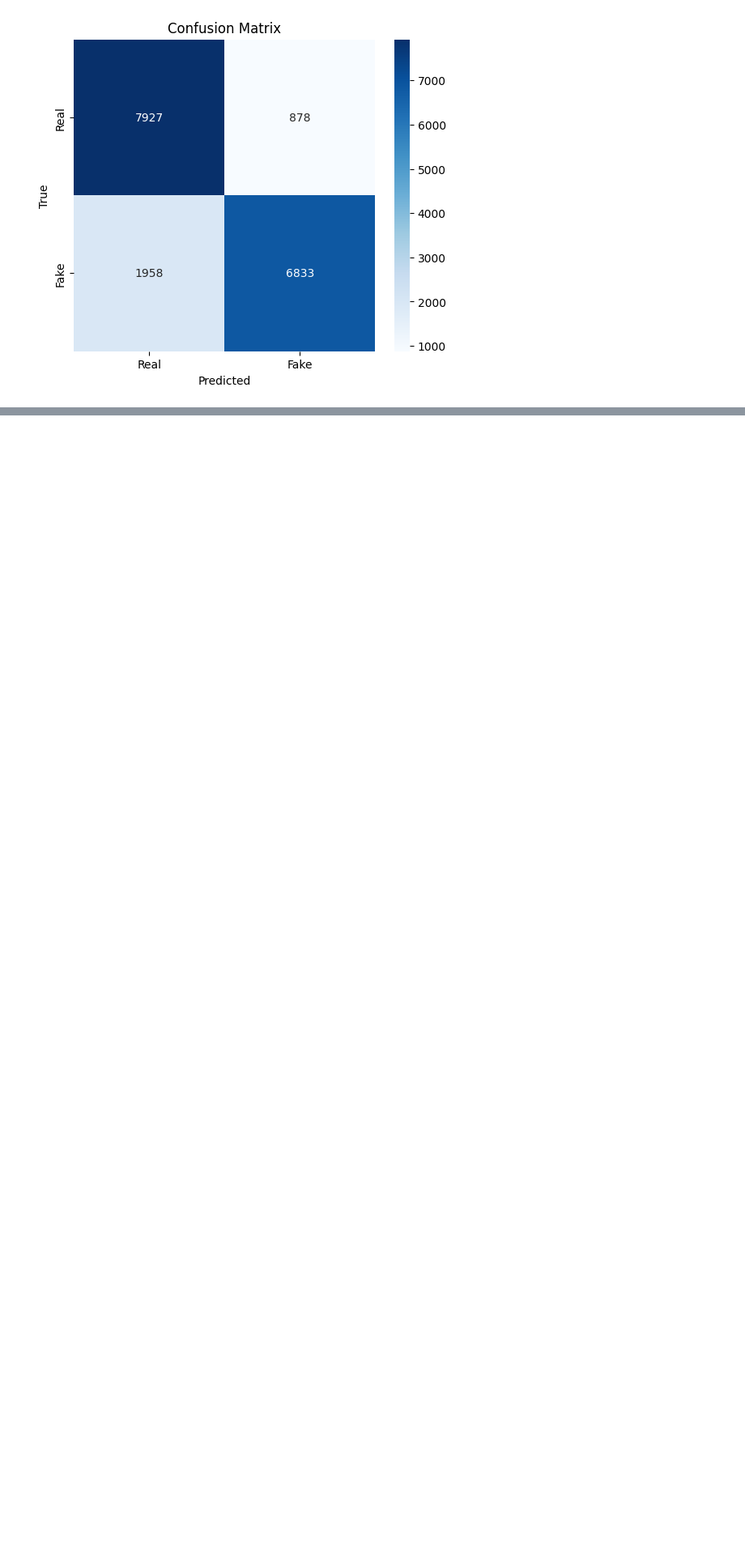
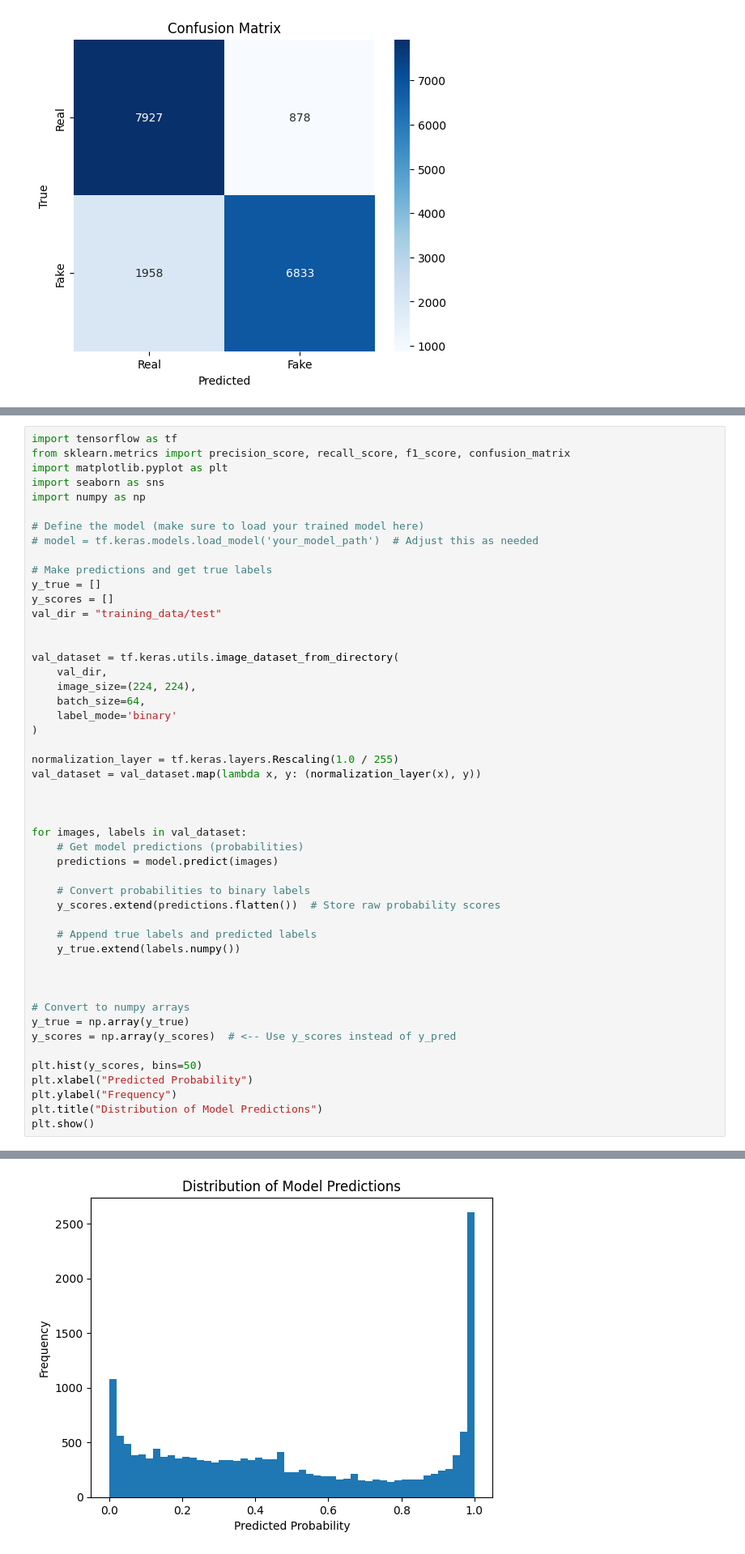
Before and after one commit to Afishally/Deepfake-Model-V1, a Jupyter notebook: training.ipynb, the cells around one changed output, grey strips where cells are left out. Shown: that part at 81% size. Saved outputs shown, nothing was run; the diff lists cells and outputs as text; blank space fills up the shorter version.

```diff
--- a/training.ipynb
+++ b/training.ipynb
@@ -1098,0 +951,50 @@ TypeError: path should be path-like or io.BytesIO, not <class 'numpy.ndarray'>
+# %%
+import tensorflow as tf
+from sklearn.metrics import precision_score, recall_score, f1_score, confusion_matrix
+import matplotlib.pyplot as plt
+import seaborn as sns
+import numpy as np
+
+# Define the model (make sure to load your trained model here)
+# model = tf.keras.models.load_model('your_model_path')  # Adjust this as needed
+
+# Make predictions and get true labels
+y_true = []
+y_scores = []
+val_dir = "training_data/test"
+
+
+val_dataset = tf.keras.utils.image_dataset_from_directory(
+    val_dir,
+    image_size=(224, 224),
+    batch_size=64,
+    label_mode='binary'
+)
+
+normalization_layer = tf.keras.layers.Rescaling(1.0 / 255)
+val_dataset = val_dataset.map(lambda x, y: (normalization_layer(x), y))
+
+
+
+for images, labels in val_dataset:
+    # Get model predictions (probabilities)
+    predictions = model.predict(images)
+
+    # Convert probabilities to binary labels
+    y_scores.extend(predictions.flatten())  # Store raw probability scores
+
+    # Append true labels and predicted labels
+    y_true.extend(labels.numpy())
+
+
+
+# Convert to numpy arrays
+y_true = np.array(y_true)
+y_scores = np.array(y_scores)  # <-- Use y_scores instead of y_pred
+
+plt.hist(y_scores, bins=50)
+plt.xlabel("Predicted Probability")
+plt.ylabel("Frequency")
+plt.title("Distribution of Model Predictions")
+plt.show()
+# %% [output]
@@ -1098,0 +1019 @@ TypeError: path should be path-like or io.BytesIO, not <class 'numpy.ndarray'>
+[figure, added]
```
Also changed, not shown: parts of 7 cells of this notebook.
